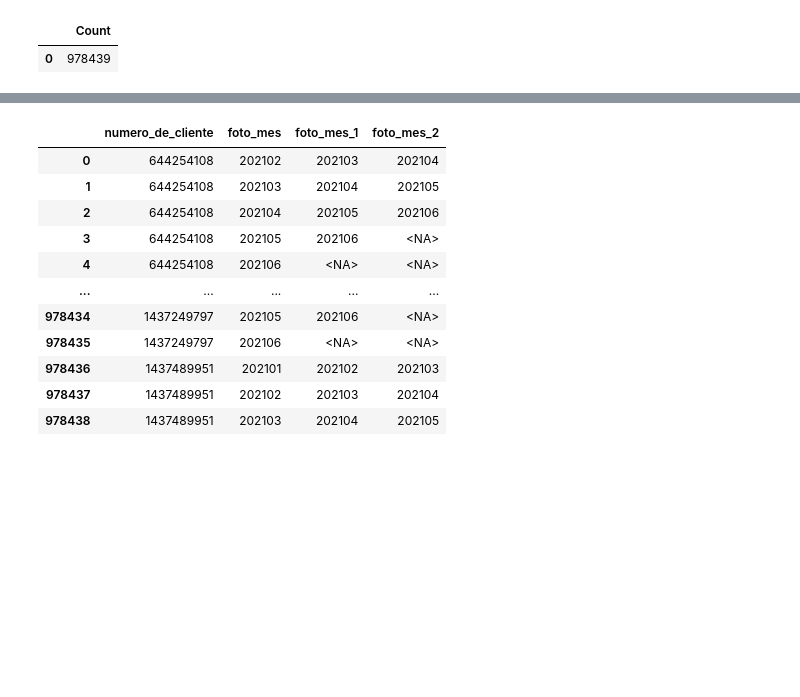
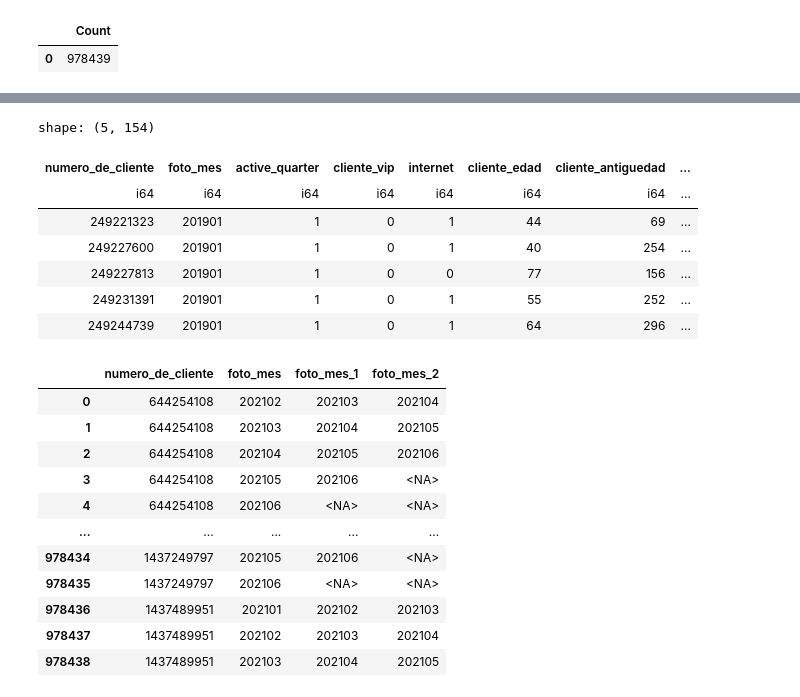
Before and after one commit to CLCHRISLOMBARDO/churn-prediction-bank, a Jupyter notebook: notebooks/eda_sql.ipynb, the cells around one changed output, grey strips where cells are left out. Drawn from its saved outputs; the diff is of its cells as text; code cells hidden in the pictures; blank space fills up the shorter version.

```diff
--- a/notebooks/eda_sql.ipynb
+++ b/notebooks/eda_sql.ipynb
@@ -23,3 +62,22 @@ from read_csv_auto('../datasets/competencia_01_crudo.csv')
+# %%
+sql = """
+select *
+from df"""
+
+conn=duckdb.connect('../datasets/base_de_datos.duckdb')
+
+df=conn.execute(sql).pl()
+conn.close()
+df.head()
+# %% [output]
+shape: (5, 154)
+| numero_de_cliente | foto_mes | active_quarter | cliente_vip | internet | cliente_edad | cliente_antiguedad | ... |
+| i64 | i64 | i64 | i64 | i64 | i64 | i64 | ... |
+| 249221323 | 201901 | 1 | 0 | 1 | 44 | 69 | ... |
+| 249227600 | 201901 | 1 | 0 | 1 | 40 | 254 | ... |
+| 249227813 | 201901 | 1 | 0 | 0 | 77 | 156 | ... |
+| 249231391 | 201901 | 1 | 0 | 1 | 55 | 252 | ... |
+| 249244739 | 201901 | 1 | 0 | 1 | 64 | 296 | ... |
 # %%
 %%sql
 select numero_de_cliente, foto_mes ,
```
Also changed, not shown: parts of 2 cells of this notebook, 10 other files.
